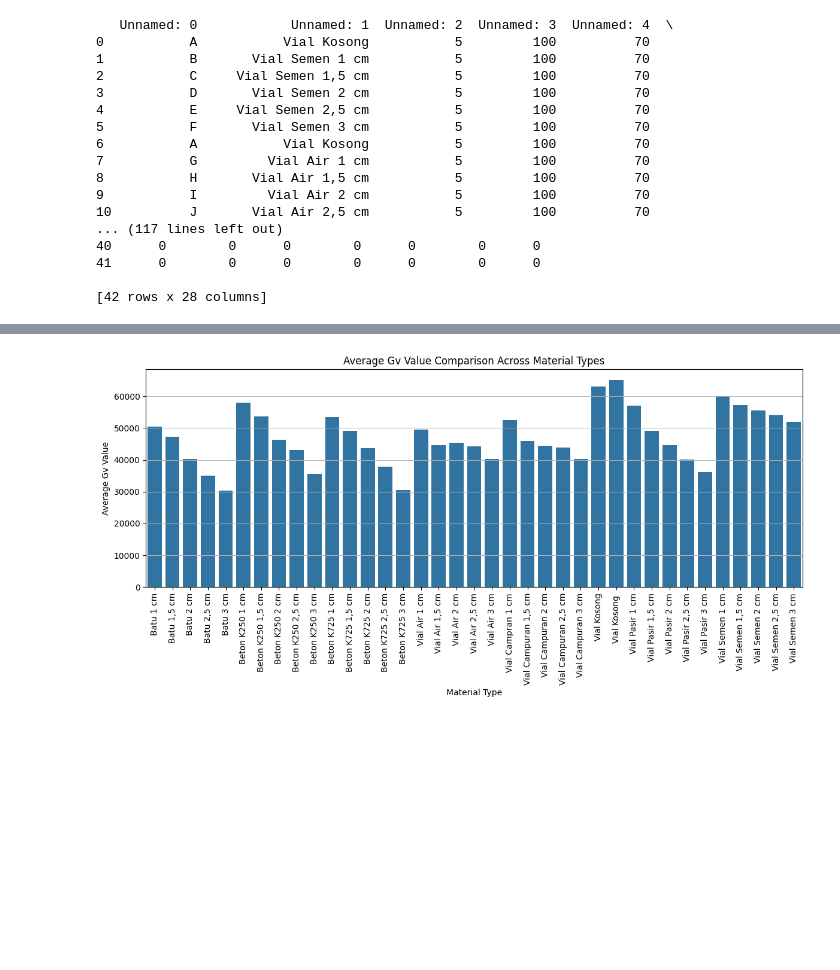
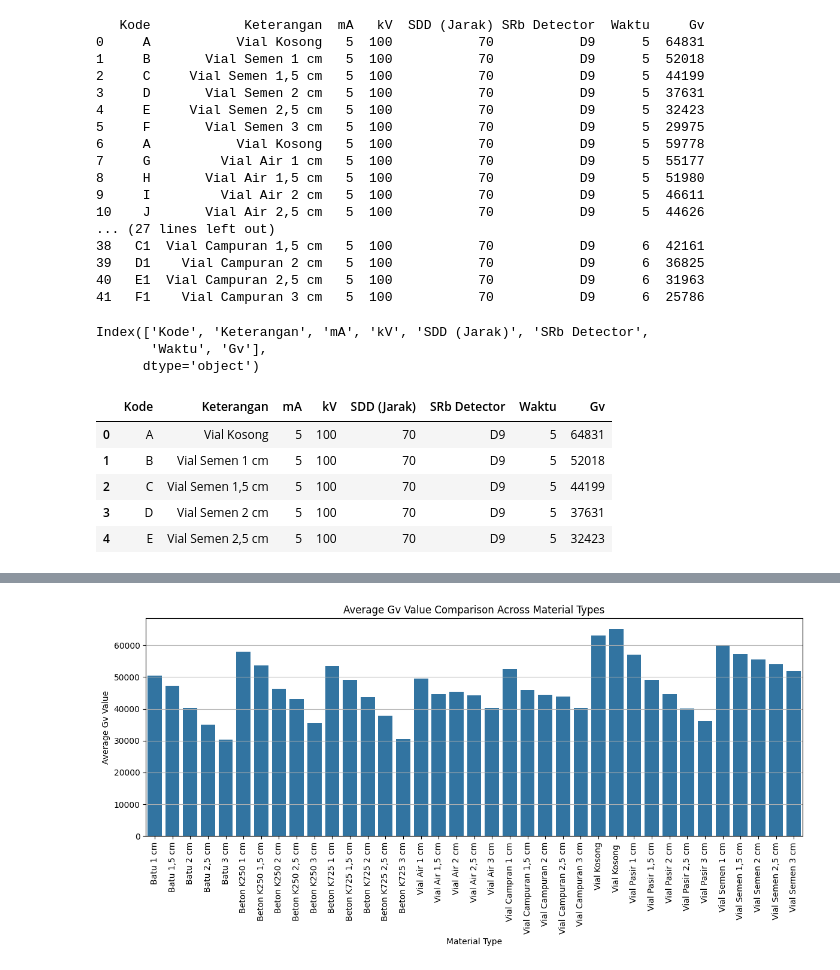
Before and after one commit to dindahanifa/analisis_pengujian, a Jupyter notebook: Analasis_Sample_Beton.ipynb, the cells around one changed output, grey strips where cells are left out. Cells and saved outputs as stored; diff of their text form; code cells hidden in the pictures; blank space fills up the shorter version.

```diff
--- a/Analasis_Sample_Beton.ipynb
+++ b/Analasis_Sample_Beton.ipynb
@@ -13,25 +13,37 @@ Saving Laporan data uji.xlsx to Laporan data uji.xlsx
 # %%
-data = pd.read_excel("Laporan data uji.xlsx", skiprows=2)
-data = data.dropna(subset=['Unnamed: 1'])
+data = pd.read_excel("Laporan.xlsx")
 print(data)
 # %% [output]
-   Unnamed: 0            Unnamed: 1  Unnamed: 2  Unnamed: 3  Unnamed: 4  \
-0           A           Vial Kosong           5         100          70
-1           B       Vial Semen 1 cm           5         100          70
-2           C     Vial Semen 1,5 cm           5         100          70
-3           D       Vial Semen 2 cm           5         100          70
-4           E     Vial Semen 2,5 cm           5         100          70
-5           F       Vial Semen 3 cm           5         100          70
-6           A           Vial Kosong           5         100          70
-7           G         Vial Air 1 cm           5         100          70
-8           H       Vial Air 1,5 cm           5         100          70
-9           I         Vial Air 2 cm           5         100          70
-10          J       Vial Air 2,5 cm           5         100          70
-... (117 lines left out)
-40      0        0      0        0      0        0      0
-41      0        0      0        0      0        0      0
-
-[42 rows x 28 columns]
+   Kode            Keterangan  mA   kV  SDD (Jarak) SRb Detector  Waktu     Gv
+0     A           Vial Kosong   5  100           70           D9      5  64831
+1     B       Vial Semen 1 cm   5  100           70           D9      5  52018
+2     C     Vial Semen 1,5 cm   5  100           70           D9      5  44199
+3     D       Vial Semen 2 cm   5  100           70           D9      5  37631
+4     E     Vial Semen 2,5 cm   5  100           70           D9      5  32423
+5     F       Vial Semen 3 cm   5  100           70           D9      5  29975
+6     A           Vial Kosong   5  100           70           D9      5  59778
+7     G         Vial Air 1 cm   5  100           70           D9      5  55177
+8     H       Vial Air 1,5 cm   5  100           70           D9      5  51980
+9     I         Vial Air 2 cm   5  100           70           D9      5  46611
+10    J       Vial Air 2,5 cm   5  100           70           D9      5  44626
+... (27 lines left out)
+38   C1  Vial Campuran 1,5 cm   5  100           70           D9      6  42161
+39   D1    Vial Campuran 2 cm   5  100           70           D9      6  36825
+40   E1  Vial Campuran 2,5 cm   5  100           70           D9      6  31963
+41   F1    Vial Campuran 3 cm   5  100           70           D9      6  25786
+# %%
+print(data.columns)
+display(data.head())
+# %% [output]
+Index(['Kode', 'Keterangan', 'mA', 'kV', 'SDD (Jarak)', 'SRb Detector',
+       'Waktu', 'Gv'],
+      dtype='object')
+|  | Kode | Keterangan | mA | kV | SDD (Jarak) | SRb Detector | Waktu | Gv |
+| 0 | A | Vial Kosong | 5 | 100 | 70 | D9 | 5 | 64831 |
+| 1 | B | Vial Semen 1 cm | 5 | 100 | 70 | D9 | 5 | 52018 |
+| 2 | C | Vial Semen 1,5 cm | 5 | 100 | 70 | D9 | 5 | 44199 |
+| 3 | D | Vial Semen 2 cm | 5 | 100 | 70 | D9 | 5 | 37631 |
+| 4 | E | Vial Semen 2,5 cm | 5 | 100 | 70 | D9 | 5 | 32423 |
 # %%
 # 3. Gabungkan kolom hasil penembakan menjadi rata-rata Gv
 penembakan_cols = [col for col in data.columns if 'Gv' in col and 'Revisi' not in col]
```
Also changed, not shown: parts of 13 cells of this notebook.
